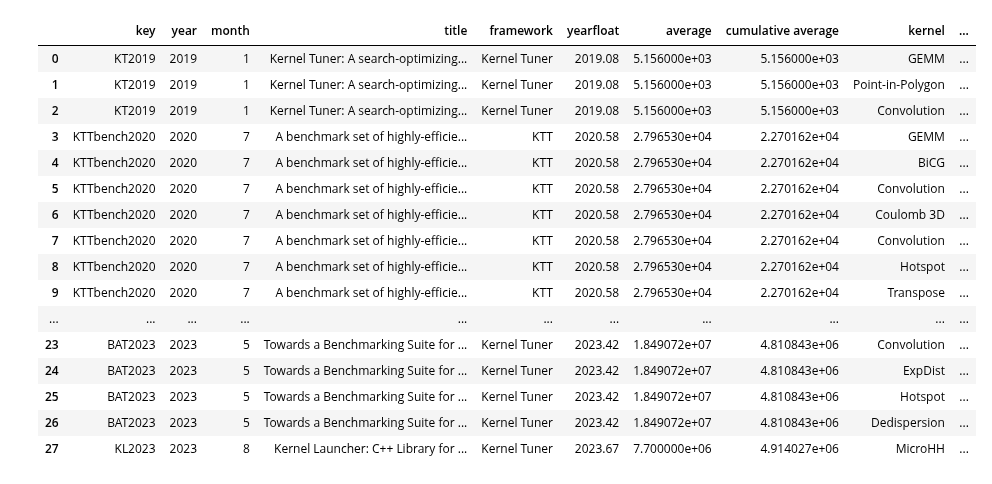
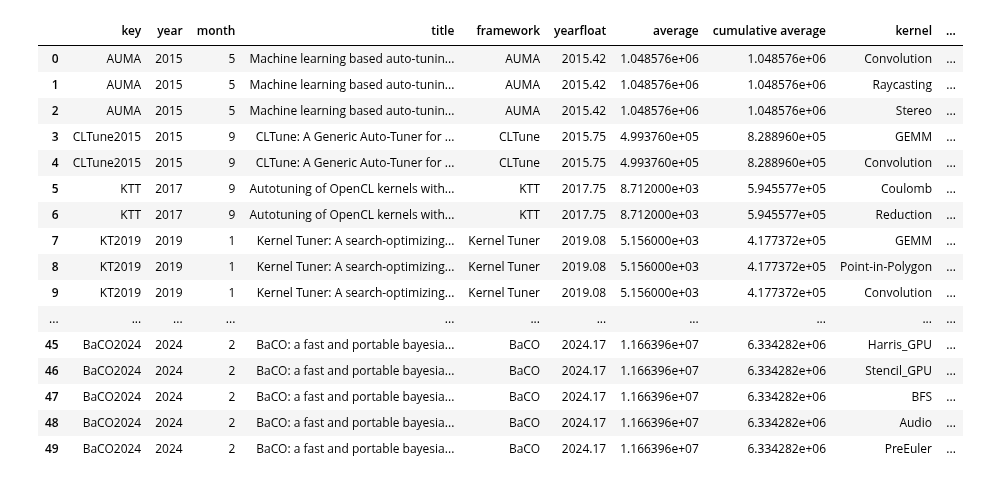
Before and after one commit to fjwillemsen/kernel_tuner_paper, a Jupyter notebook: searchspace_sizes.ipynb, the cells around one changed output. Saved outputs shown, nothing was run; the diff lists cells and outputs as text; code cells hidden in the pictures.

```diff
--- a/searchspace_sizes.ipynb
+++ b/searchspace_sizes.ipynb
@@ -10,7 +10,7 @@ data = [
         'framework': 'AUMA',
         'searchspaces':
             [
-                { 'kernel': 'Convolution', 'size': 131072 }
+                { 'kernel': 'Convolution', 'size': 131072 },
                 { 'kernel': 'Raycasting', 'size': 655360 },
                 { 'kernel': 'Stereo', 'size': 2359296 },
             ]
@@ -137,6 +137,34 @@ data = [
                 { 'kernel': 'MicroHH', 'size': 7700000 },
             ]
     },
+    {
+        'key': 'BaCO2024',
+        'year': 2024,
+        'month': 2,
+        'title': "BaCO: a fast and portable bayesian compiler optimization framework",
+        'framework': 'BaCO',
+        'searchspaces':
+            [
+                # TACO
+                { 'kernel': 'SpMV', 'size': 3000000 },
+                { 'kernel': 'SpMM', 'size': 47000 },
+                { 'kernel': 'SDDMM', 'size': 78000 },
+                { 'kernel': 'TTV', 'size': 6000000 },
+                { 'kernel': 'MTTKRP', 'size': 680000 },
+                # RISE & ELEVATE
+                { 'kernel': 'MM_CPU', 'size': 29000 },
+                { 'kernel': 'MM_GPU', 'size': 150000000 },
+                { 'kernel': 'Asum_GPU', 'size': 63000 },
+                { 'kernel': 'Scal_GPU', 'size': 4200000 },
+                { 'kernel': 'K-means_GPU', 'size': 3600 },
+                { 'kernel': 'Harris_GPU', 'size': 10000000 },
+                { 'kernel': 'Stencil_GPU', 'size': 3600 },
+                # HPVM2FPGA
+                { 'kernel': 'BFS', 'size': 256 },
+                { 'kernel': 'Audio', 'size': 840000 },
+                { 'kernel': 'PreEuler', 'size': 15000 },
+            ]
+    },
     # {
     #     'key': 'KT2024',
     #     'year': 2024,
@@ -147,49 +175,49 @@ data = [
     #         [
     #             { 'kernel': 'Dedispersion', 'size': 22272 },
     #             { 'kernel': 'Expdist', 'size': 9732096 },
     #             { 'kernel': 'Hotspot', 'size': 22200000 },
     #             { 'kernel': 'MicroHH', 'size': 1166400 },
     #         ]
     # },
 ]
 
 expanded_data = []
 cumulative_sizes = []
 for d in data:
     expanded = d.copy()
     if 'month' not in expanded:
         expanded['month'] = 6
     expanded['yearfloat'] = expanded['year'] + round(expanded['month'] / 12, 2)
     expanded.pop('searchspaces')
     sizes = [s['size'] for s in d['searchspaces']]
     cumulative_sizes = cumulative_sizes + sizes
     expanded['average'] = np.mean(sizes)
     expanded['cumulative average'] = np.mean(cumulative_sizes)
     for s in d['searchspaces']:
         for k, v in s.items():
             expanded[k] = v
         expanded_data.append(expanded.copy())
 
 df = pd.DataFrame(expanded_data)
 df
 # %% [output]
 |  | key | year | month | title | framework | yearfloat | average | cumulative average | kernel | ... |
-| 0 | KT2019 | 2019 | 1 | Kernel Tuner: A search-optimizing... | Kernel Tuner | 2019.08 | 5.156000e+03 | 5.156000e+03 | GEMM | ... |
-| 1 | KT2019 | 2019 | 1 | Kernel Tuner: A search-optimizing... | Kernel Tuner | 2019.08 | 5.156000e+03 | 5.156000e+03 | Point-in-Polygon | ... |
-| 2 | KT2019 | 2019 | 1 | Kernel Tuner: A search-optimizing... | Kernel Tuner | 2019.08 | 5.156000e+03 | 5.156000e+03 | Convolution | ... |
-| 3 | KTTbench2020 | 2020 | 7 | A benchmark set of highly-efficie... | KTT | 2020.58 | 2.796530e+04 | 2.270162e+04 | GEMM | ... |
-| 4 | KTTbench2020 | 2020 | 7 | A benchmark set of highly-efficie... | KTT | 2020.58 | 2.796530e+04 | 2.270162e+04 | BiCG | ... |
-| 5 | KTTbench2020 | 2020 | 7 | A benchmark set of highly-efficie... | KTT | 2020.58 | 2.796530e+04 | 2.270162e+04 | Convolution | ... |
-| 6 | KTTbench2020 | 2020 | 7 | A benchmark set of highly-efficie... | KTT | 2020.58 | 2.796530e+04 | 2.270162e+04 | Coulomb 3D | ... |
-| 7 | KTTbench2020 | 2020 | 7 | A benchmark set of highly-efficie... | KTT | 2020.58 | 2.796530e+04 | 2.270162e+04 | Convolution | ... |
-| 8 | KTTbench2020 | 2020 | 7 | A benchmark set of highly-efficie... | KTT | 2020.58 | 2.796530e+04 | 2.270162e+04 | Hotspot | ... |
-| 9 | KTTbench2020 | 2020 | 7 | A benchmark set of highly-efficie... | KTT | 2020.58 | 2.796530e+04 | 2.270162e+04 | Transpose | ... |
+| 0 | AUMA | 2015 | 5 | Machine learning based auto-tunin... | AUMA | 2015.42 | 1.048576e+06 | 1.048576e+06 | Convolution | ... |
+| 1 | AUMA | 2015 | 5 | Machine learning based auto-tunin... | AUMA | 2015.42 | 1.048576e+06 | 1.048576e+06 | Raycasting | ... |
+| 2 | AUMA | 2015 | 5 | Machine learning based auto-tunin... | AUMA | 2015.42 | 1.048576e+06 | 1.048576e+06 | Stereo | ... |
+| 3 | CLTune2015 | 2015 | 9 | CLTune: A Generic Auto-Tuner for ... | CLTune | 2015.75 | 4.993760e+05 | 8.288960e+05 | GEMM | ... |
+| 4 | CLTune2015 | 2015 | 9 | CLTune: A Generic Auto-Tuner for ... | CLTune | 2015.75 | 4.993760e+05 | 8.288960e+05 | Convolution | ... |
+| 5 | KTT | 2017 | 9 | Autotuning of OpenCL kernels with... | KTT | 2017.75 | 8.712000e+03 | 5.945577e+05 | Coulomb | ... |
+| 6 | KTT | 2017 | 9 | Autotuning of OpenCL kernels with... | KTT | 2017.75 | 8.712000e+03 | 5.945577e+05 | Reduction | ... |
+| 7 | KT2019 | 2019 | 1 | Kernel Tuner: A search-optimizing... | Kernel Tuner | 2019.08 | 5.156000e+03 | 4.177372e+05 | GEMM | ... |
+| 8 | KT2019 | 2019 | 1 | Kernel Tuner: A search-optimizing... | Kernel Tuner | 2019.08 | 5.156000e+03 | 4.177372e+05 | Point-in-Polygon | ... |
+| 9 | KT2019 | 2019 | 1 | Kernel Tuner: A search-optimizing... | Kernel Tuner | 2019.08 | 5.156000e+03 | 4.177372e+05 | Convolution | ... |
 | ... | ... | ... | ... | ... | ... | ... | ... | ... | ... | ... |
-| 23 | BAT2023 | 2023 | 5 | Towards a Benchmarking Suite for ... | Kernel Tuner | 2023.42 | 1.849072e+07 | 4.810843e+06 | Convolution | ... |
-| 24 | BAT2023 | 2023 | 5 | Towards a Benchmarking Suite for ... | Kernel Tuner | 2023.42 | 1.849072e+07 | 4.810843e+06 | ExpDist | ... |
-| 25 | BAT2023 | 2023 | 5 | Towards a Benchmarking Suite for ... | Kernel Tuner | 2023.42 | 1.849072e+07 | 4.810843e+06 | Hotspot | ... |
-| 26 | BAT2023 | 2023 | 5 | Towards a Benchmarking Suite for ... | Kernel Tuner | 2023.42 | 1.849072e+07 | 4.810843e+06 | Dedispersion | ... |
-| 27 | KL2023 | 2023 | 8 | Kernel Launcher: C++ Library for ... | Kernel Tuner | 2023.67 | 7.700000e+06 | 4.914027e+06 | MicroHH | ... |
+| 45 | BaCO2024 | 2024 | 2 | BaCO: a fast and portable bayesia... | BaCO | 2024.17 | 1.166396e+07 | 6.334282e+06 | Harris_GPU | ... |
+| 46 | BaCO2024 | 2024 | 2 | BaCO: a fast and portable bayesia... | BaCO | 2024.17 | 1.166396e+07 | 6.334282e+06 | Stencil_GPU | ... |
+| 47 | BaCO2024 | 2024 | 2 | BaCO: a fast and portable bayesia... | BaCO | 2024.17 | 1.166396e+07 | 6.334282e+06 | BFS | ... |
+| 48 | BaCO2024 | 2024 | 2 | BaCO: a fast and portable bayesia... | BaCO | 2024.17 | 1.166396e+07 | 6.334282e+06 | Audio | ... |
+| 49 | BaCO2024 | 2024 | 2 | BaCO: a fast and portable bayesia... | BaCO | 2024.17 | 1.166396e+07 | 6.334282e+06 | PreEuler | ... |
 # %%
 from matplotlib import pyplot as plt
 import matplotlib as mpl
```
Also changed, not shown: parts of 1 cell of this notebook.
